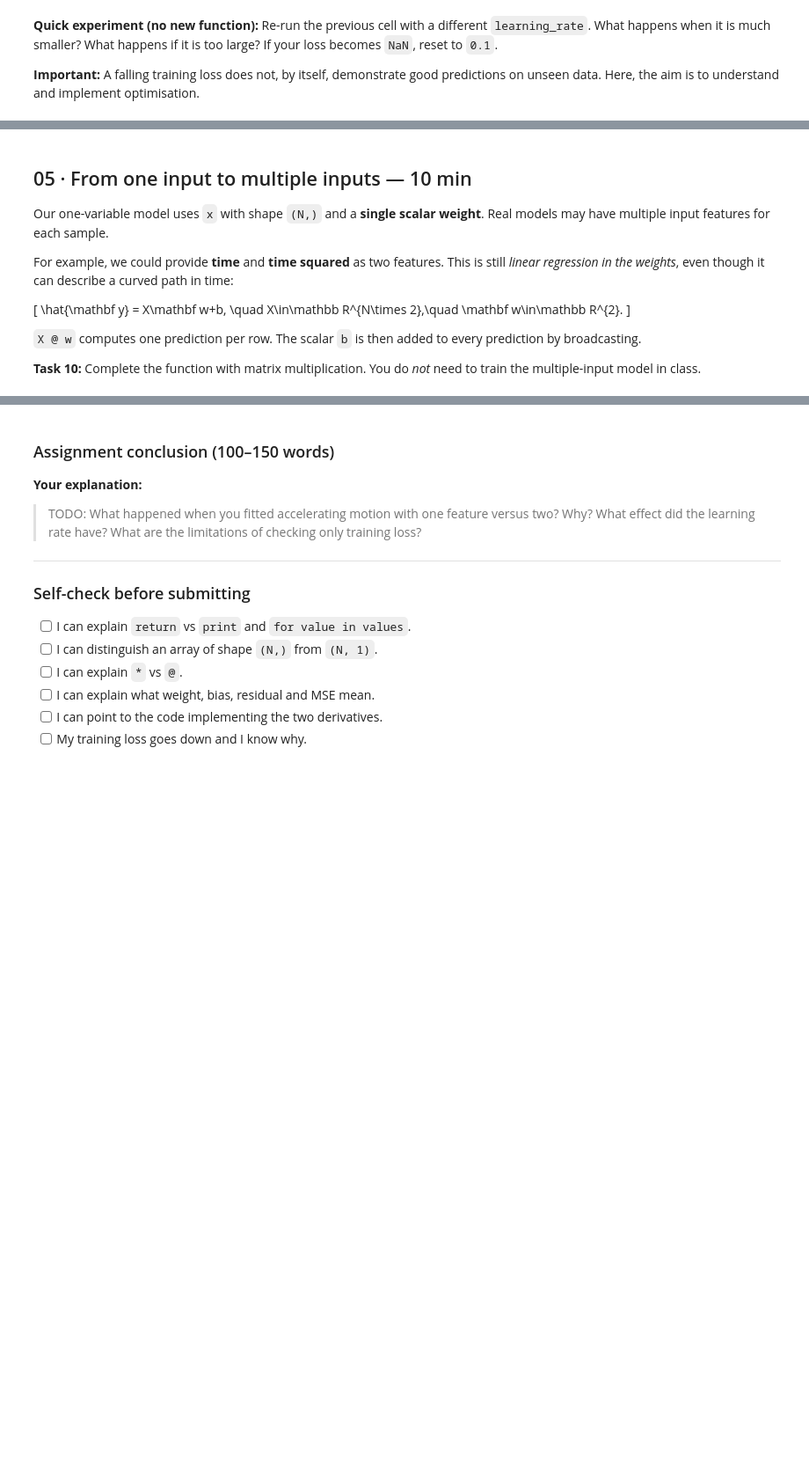
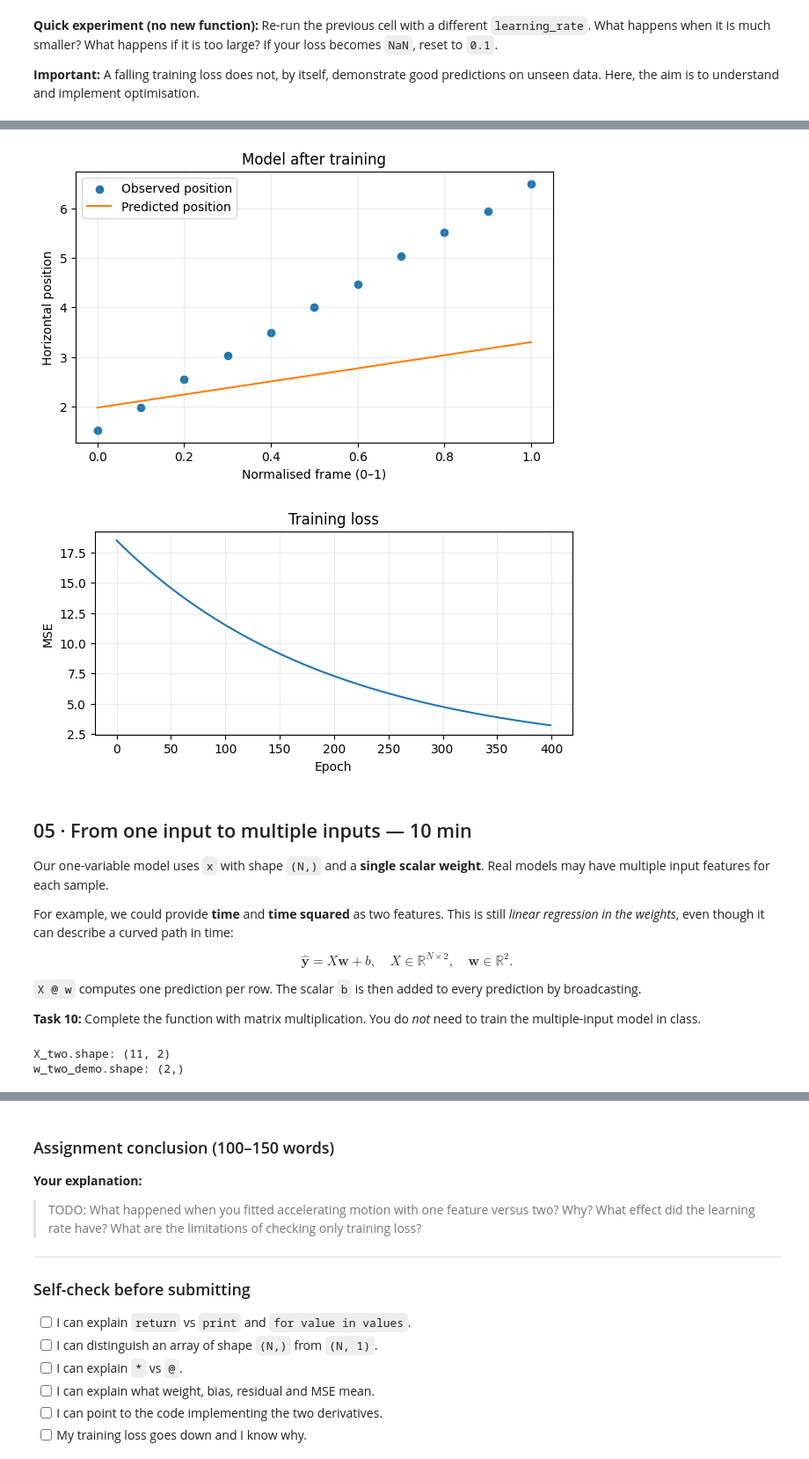
Before and after one commit to SiaDu/MLMPworkshop, a Jupyter notebook: workshop04_Python_NumPy_LinearRegression/Workshop04_Python_NumPy_LinearRegression.ipynb, the cells around one changed output, grey strips where cells are left out. Shown at 88% size. Saved outputs shown, nothing was run; the diff lists cells and outputs as text; code cells hidden in the pictures; blank space fills up the shorter version.

```diff
--- a/workshop04_Python_NumPy_LinearRegression/Workshop04_Python_NumPy_LinearRegression.ipynb
+++ b/workshop04_Python_NumPy_LinearRegression/Workshop04_Python_NumPy_LinearRegression.ipynb
@@ -240,0 +345,7 @@ print("Task 6 passed")
+# %%
+def compute_mse(y_true, y_pred):
+    return np.mean((y_pred - y_true) ** 2)
+
+assert np.isclose(compute_mse(np.array([1., 2.]), np.array([1., 2.])), 0.0)
+assert np.isclose(compute_mse(np.array([1., 2.]), np.array([2., 3.])), 1.0)
+print("Task 6 passed")
@@ -299,10 +415,10 @@ def compute_gradients(x, y_true, w, b):
     N = len(x)
 
     # TODO 1: Calculate the gradient with respect to weight w.
-    dw = None
+    dw = np.mean(error*x)*2
 
     # TODO 2: Calculate the gradient with respect to bias b.
-    db = None
+    db = np.mean(error)*2
 
     return dw, db
 
@@ -329,8 +447,10 @@ Gradient descent updates the parameters **against** the direction of increasing
 **Task 8:** Complete `gradient_step`: update *both* parameters, then return the new `(w, b)`.
 # %%
 def gradient_step(w, b, dw, db, learning_rate):
+    w=w-learning_rate*dw
+    b=b-learning_rate*db
     # TODO: Update w and b using gradient descent.
-    raise NotImplementedError("Complete Task 8: gradient_step")
+    return w,b
 
 w_new, b_new = gradient_step(0.0, 0.0, -3.0, -4.0, 0.1)
 assert np.isclose(w_new, 0.3)
@@ -359,8 +481,9 @@ def train(x, y, learning_rate=0.1, epochs=400):
         losses.append(loss)
 
         # TODO: Compute dw and db by calling the function you already wrote.
+        dw, db=compute_gradients(x, y, w, b)
         # TODO: Update w and b by calling gradient_step().
-        raise NotImplementedError("Complete Task 9: training loop")
+        w,b=gradient_step(w, b, dw, db, learning_rate)
 
     return w, b, losses
 # %%
@@ -386,3 +516,24 @@ plt.show()
 **Quick experiment (no new function):** Re-run the previous cell with a different `learning_rate`. What happens when it is much smaller? What happens if it is too large? If your loss becomes `NaN`, reset to `0.1`.
 
 **Important:** A falling training loss does not, by itself, demonstrate good predictions on unseen data. Here, the aim is to understand and implement optimisation.
+# %%
+# Train your model once Task 9 is complete.
+w_fit, b_fit, loss_history = train(x, y, learning_rate=0.001, epochs=400)
+
+assert len(loss_history) == 400
+#assert np.isfinite(loss_history).all(), "Loss contains NaN or infinity"
+#assert loss_history[-1] < loss_history[0] * 0.05, "Training should reduce MSE substantially"
+
+print("Learned weight:", round(w_fit, 4))
+print("Learned bias:", round(b_fit, 4))
+print("First loss:", round(loss_history[0], 5))
+print("Last recorded loss:", round(loss_history[-1], 5))
+plot_motion_fit(x, y, predict(x, w_fit, b_fit), "Model after training")
+
+fig, ax = plt.subplots(figsize=(7, 3))
+ax.plot(loss_history)
+ax.set(xlabel="Epoch", ylabel="MSE", title="Training loss")
+ax.grid(alpha=0.25)
+plt.show()
+#能观察到lr过大无法收敛，过小则需要更多epochs
+# %% [output]
@@ -389,3 +544,5 @@ plt.show()
+[figure, added]
+[figure, added]
 # %% [markdown]
 ## 05 · From one input to multiple inputs — 10 min
 
@@ -393,10 +550,10 @@ Our one-variable model uses `x` with shape `(N,)` and a **single scalar weight**
 
 For example, we could provide **time** and **time squared** as two features. This is still *linear regression in the weights*, even though it can describe a curved path in time:
 
-\[
+$$
 \hat{\mathbf y} = X\mathbf w+b,
 \quad X\in\mathbb R^{N\times 2},\quad \mathbf w\in\mathbb R^{2}.
-\]
+$$
 
 `X @ w` computes one prediction per row. The scalar `b` is then added to every prediction by broadcasting.
 
@@ -407,13 +564,6 @@ w_two_demo = np.array([2.0, 3.0])
 
 print("X_two.shape:", X_two.shape)
 print("w_two_demo.shape:", w_two_demo.shape)
-
-
-def predict_multi(X, w, b):
-    # TODO: Return one prediction per sample using @ and the bias.
-    raise NotImplementedError("Complete Task 10: predict_multi")
-
-assert predict_multi(X_two, w_two_demo, 1.0).shape == (len(x),)
-assert np.allclose(predict_multi(np.array([[1., 2.], [3., 4.]]),
-                                 np.array([2., 1.]), 0.5), [4.5, 10.5])
-print("Task 10 passed")
+# %% [output]
+X_two.shape: (11, 2)
+w_two_demo.shape: (2,)
```
Also changed, not shown: parts of 46 cells of this notebook, 2 other files.
